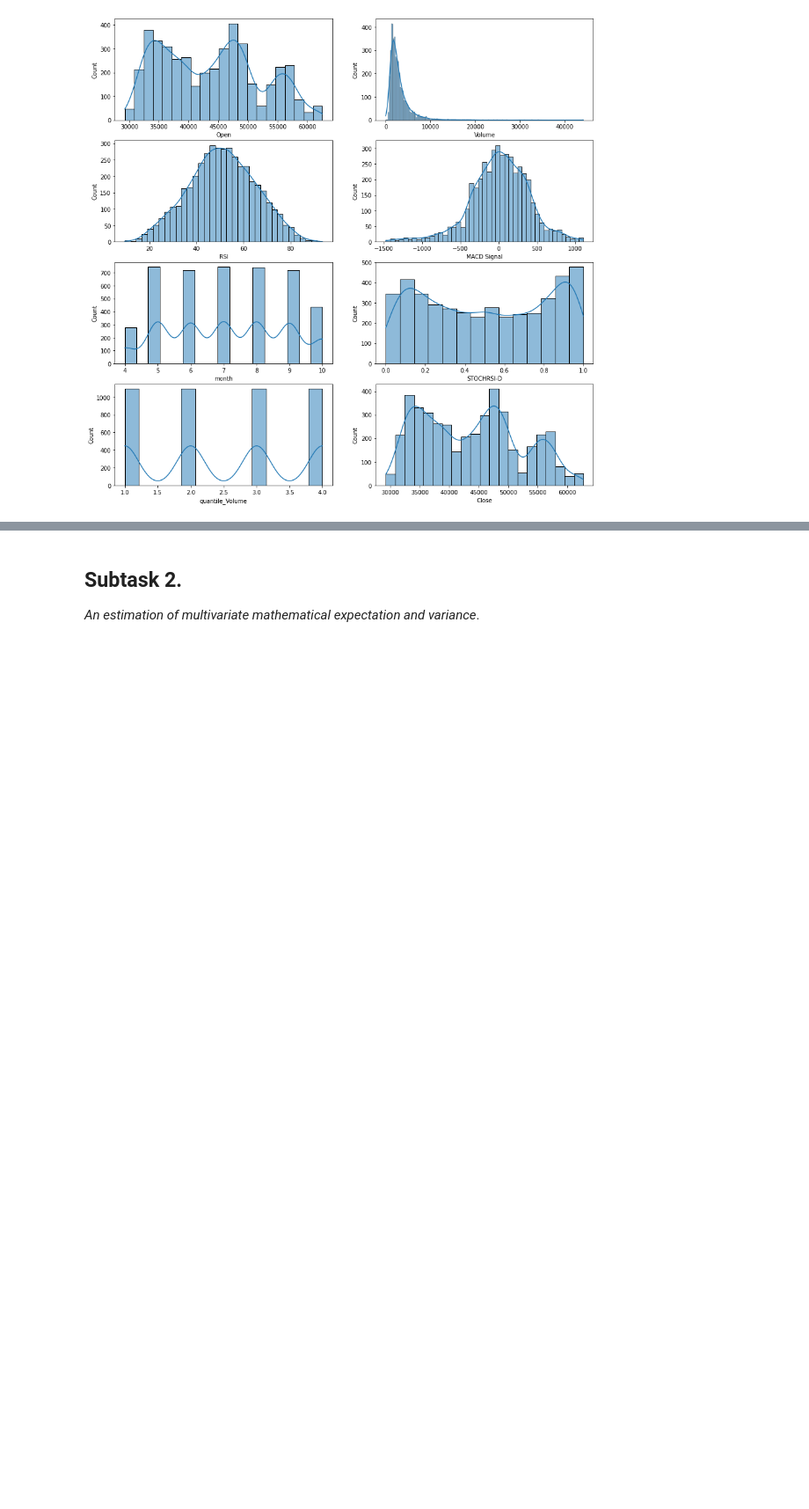
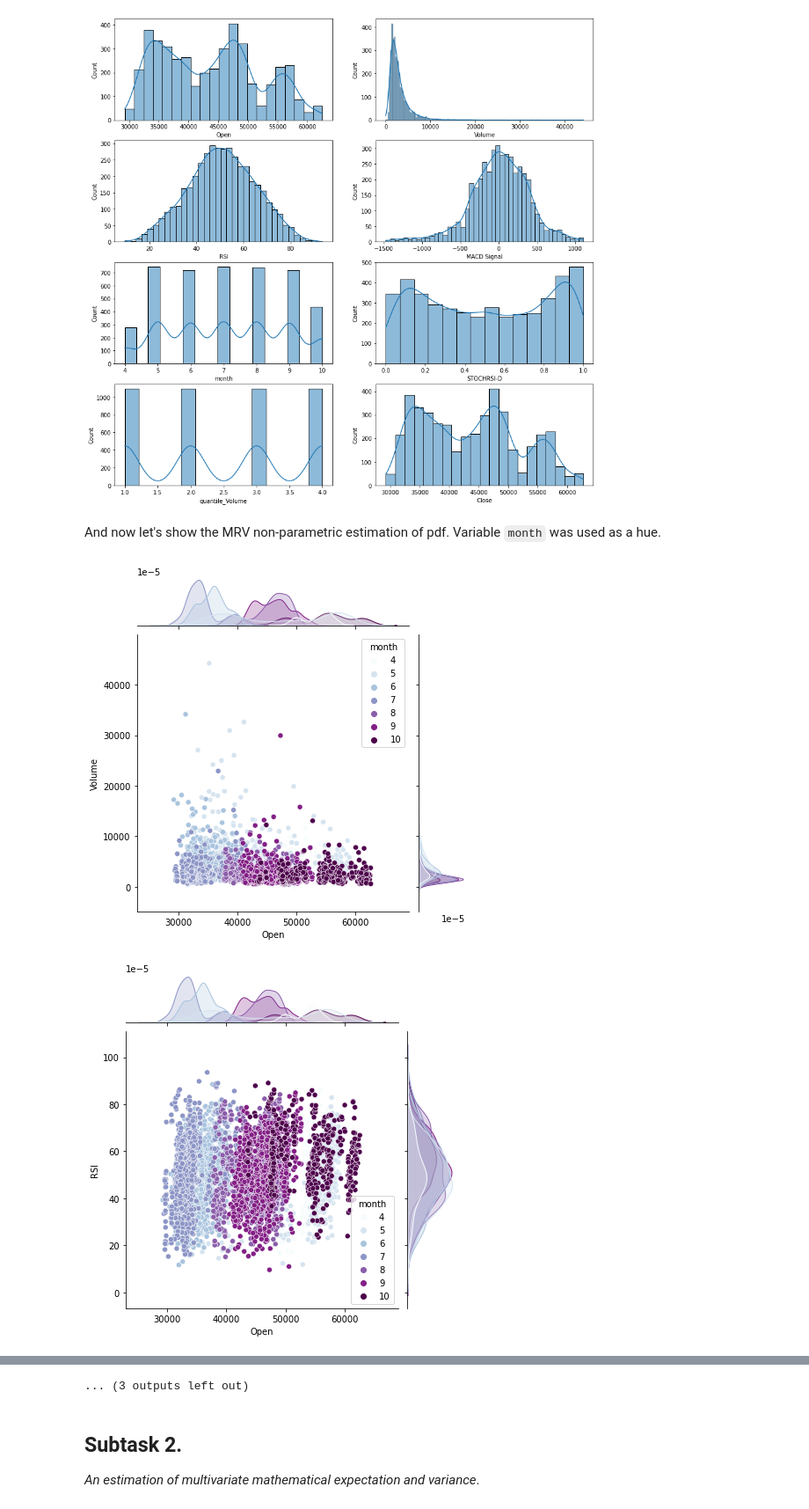
Before and after one commit to aptmess/MMA, a Jupyter notebook: mma_lab_2_shirokov.ipynb, the cells around one changed output, grey strips where cells are left out. Shown at 88% size. Saved outputs shown, nothing was run; the diff lists cells and outputs as text; code cells hidden in the pictures; blank space fills up the shorter version.

Commit message:
add mvr non-parametric pdf

```diff
--- a/mma_lab_2_shirokov.ipynb
+++ b/mma_lab_2_shirokov.ipynb
@@ -106,3 +108,23 @@ for ax, cols in zip(ax.flat, columns):
     )
 # %% [output]
 [figure]
+# %% [markdown]
+And now let's show the MRV non-parametric estimation of pdf. Variable `month` was used as a hue.
+# %%
+from itertools import combinations
+
+pair_columns = [x for x in columns if x not in
+                ['quantile_Volume', 'month']
+               ]
+
+pairs = list(combinations(pair_columns, 2))
+
+for col1, col2 in pairs:
+    sns.jointplot(data=data,
+                  x=data[col1],
+                  y=data[col2],
+                  hue='month', palette='BuPu')
+    plt.show()
+# %% [output]
+[figure, added]
+[figure, added]
@@ -109,3 +141,4 @@ for ax, cols in zip(ax.flat, columns):
+... (3 outputs left out)
 # %% [markdown]
 ## Subtask 2.
 
```
Also changed, not shown: parts of 2 cells of this notebook.
